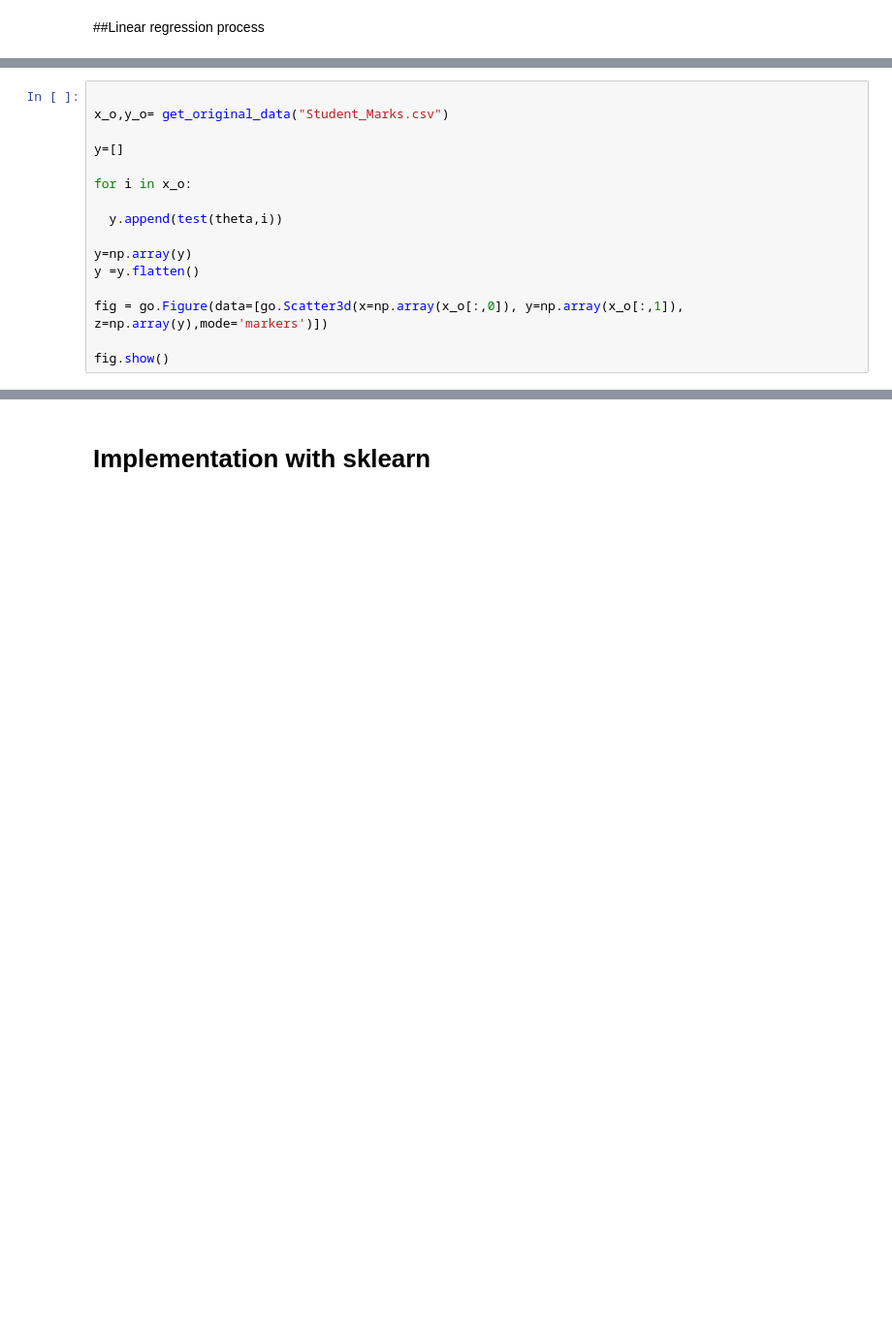
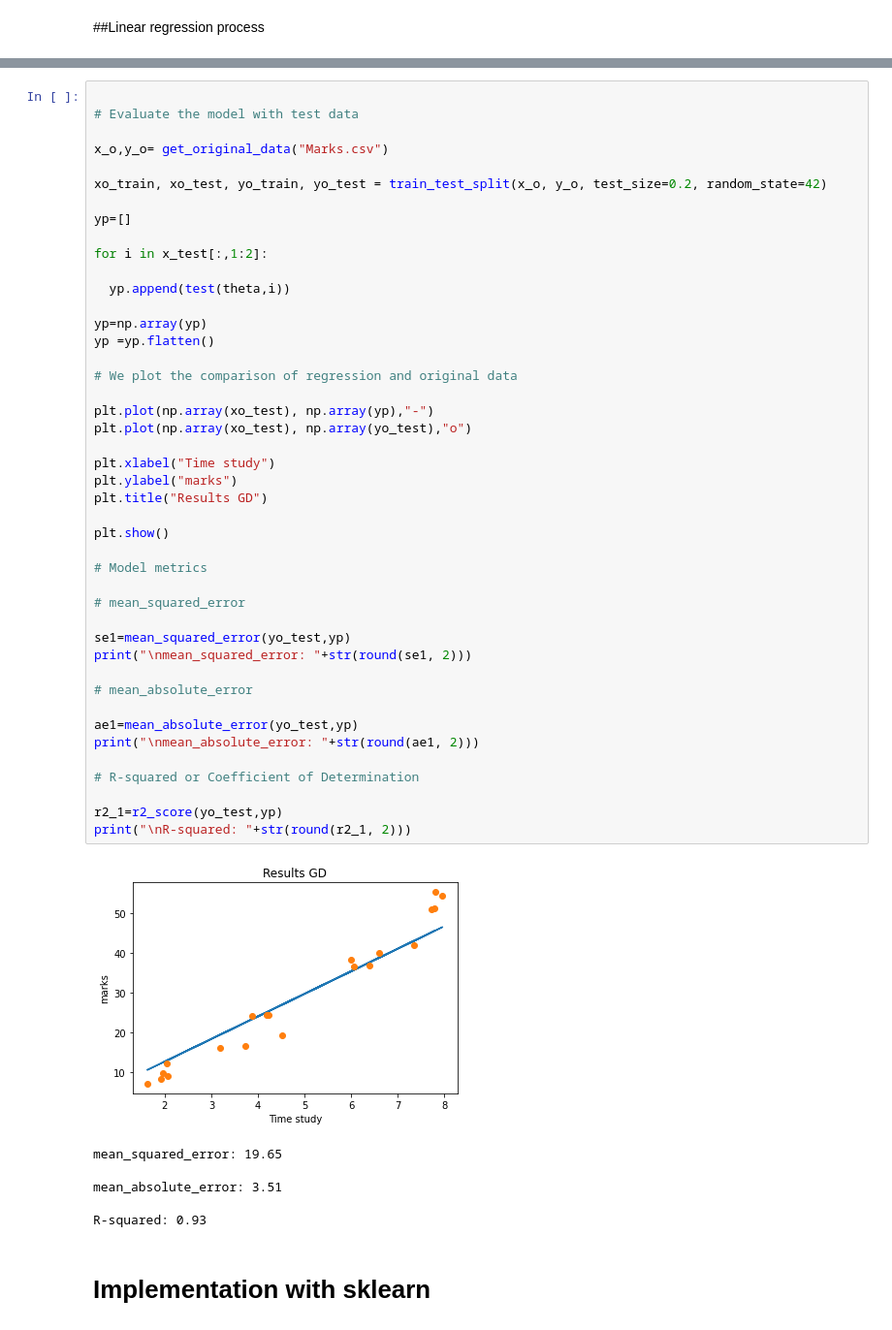
Before and after one commit to facundo1220/linear-regression-using-python, a Jupyter notebook: linear_regression_using_python.ipynb, the cells around one changed output, grey strips where cells are left out. Shown at 97% size. Saved outputs shown, nothing was run; the diff lists cells and outputs as text; blank space fills up the shorter version.

Commit message:
linear regression

```diff
--- a/linear_regression_using_python.ipynb
+++ b/linear_regression_using_python.ipynb
@@ -192,16 +194,0 @@ plot_cost(jplot, n_epochs)
-# %%
-
-x_o,y_o= get_original_data("Student_Marks.csv")
-
-y=[]
-
-for i in x_o:
-
-  y.append(test(theta,i))
-
-y=np.array(y)
-y =y.flatten()
-
-fig = go.Figure(data=[go.Scatter3d(x=np.array(x_o[:,0]), y=np.array(x_o[:,1]), z=np.array(y),mode='markers')])
-
-fig.show()
@@ -210,3 +195,54 @@ fig.show()
+# %%
+
+# Evaluate the model with test data
+
+x_o,y_o= get_original_data("Marks.csv")
+
+xo_train, xo_test, yo_train, yo_test = train_test_split(x_o, y_o, test_size=0.2, random_state=42)
+
+yp=[]
+
+for i in x_test[:,1:2]:
+
+  yp.append(test(theta,i))
+
+yp=np.array(yp)
+yp =yp.flatten()
+
+# We plot the comparison of regression and original data
+
+plt.plot(np.array(xo_test), np.array(yp),"-")
+plt.plot(np.array(xo_test), np.array(yo_test),"o")
+
+plt.xlabel("Time study")
+plt.ylabel("marks")
+plt.title("Results GD")
+
+plt.show()
+
+# Model metrics
+
+# mean_squared_error
+
+se1=mean_squared_error(yo_test,yp)
+print("\nmean_squared_error: "+str(round(se1, 2)))
+
+# mean_absolute_error
+
+ae1=mean_absolute_error(yo_test,yp)
+print("\nmean_absolute_error: "+str(round(ae1, 2)))
+
+# R-squared or Coefficient of Determination
+
+r2_1=r2_score(yo_test,yp)
+print("\nR-squared: "+str(round(r2_1, 2)))
+# %% [output]
+[figure, added]
+mean_squared_error: 19.65
+
+mean_absolute_error: 3.51
+
+R-squared: 0.93
 # %% [markdown]
 # Implementation with sklearn
 # %%
```
Also changed, not shown: parts of 17 cells of this notebook.
